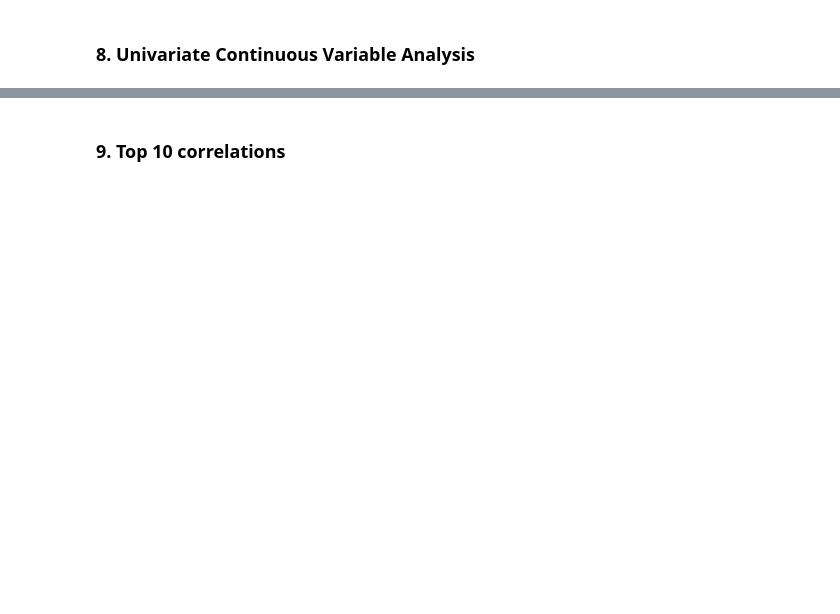
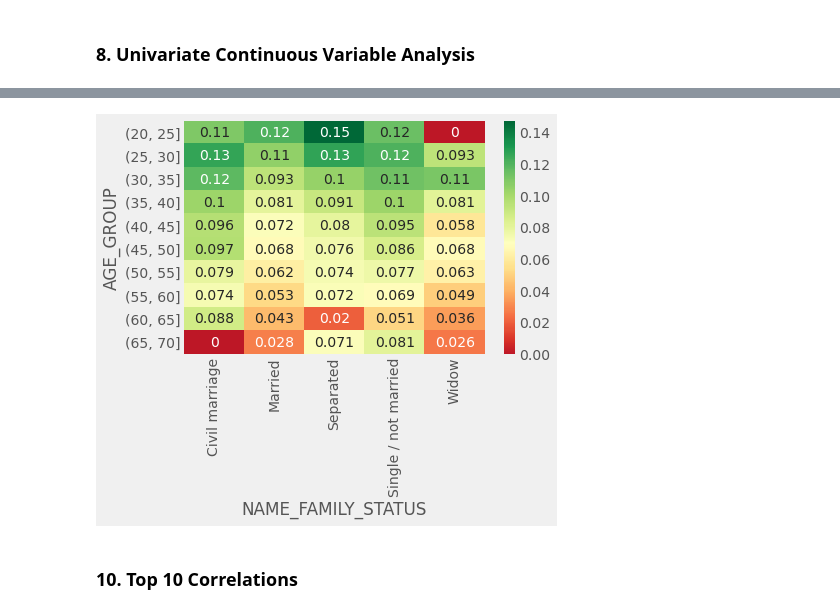
Before and after one commit to sainimi/mypythoncode, a Jupyter notebook: CreditEDA_v1.ipynb, the cells around one changed output, grey strips where cells are left out. Cells and saved outputs as stored; diff of their text form; code cells hidden in the pictures; blank space fills up the shorter version.

```diff
--- a/CreditEDA_v1.ipynb
+++ b/CreditEDA_v1.ipynb
@@ -381,2 +402,20 @@ plt.show()
+# %%
+# To analyze correlation between Age group, family status and probability of default for an applicant
+
+#First remove the rows with Unknown as value for Family status. For this analysis we will use the new_loan_application dataframe
+# which has both the values of target variable.
+
+inp1 = new_loan_application[new_loan_application['NAME_FAMILY_STATUS']!='Unknown']
+
+#Create a pivot table to generate the correlation value between the variables
+
+res=pd.pivot_table(data= inp1, index = 'AGE_GROUP',columns='NAME_FAMILY_STATUS',values = 'TARGET')
+
+# Create a heatmap to show show the correlation
+
+sns.heatmap(res,annot=True,center = 0.07,cmap='RdYlGn')
+plt.show()
+# %% [output]
+[figure, added]
 # %% [markdown]
-### 9. Top 10 correlations
+### 10. Top 10 Correlations
```
Also changed, not shown: parts of 15 cells of this notebook.
